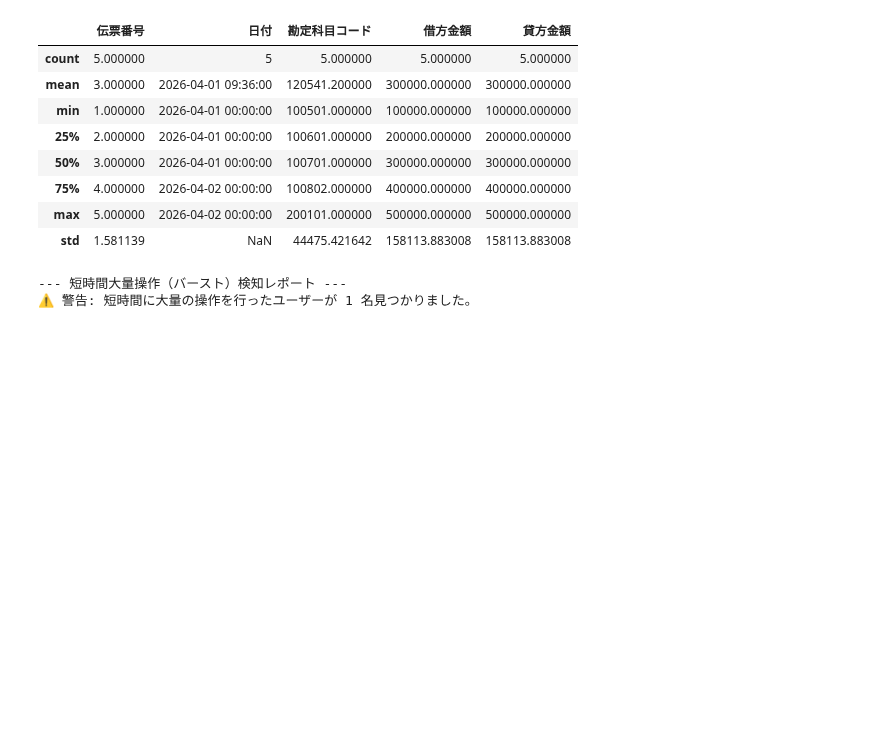
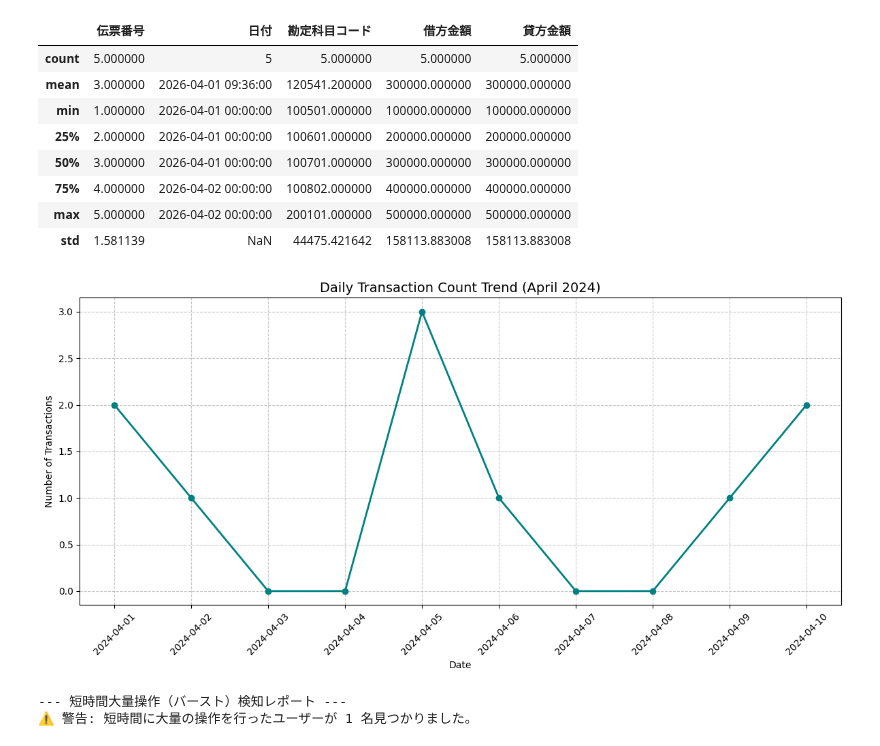
Before and after one commit to Koji-Accounting-Tech/D365-Finance-Data-Validator, a Jupyter notebook: D365_Data_Processing.ipynb, the cells around one changed output. Drawn from its saved outputs; the diff is of its cells as text; code cells hidden in the pictures; blank space fills up the shorter version.

```diff
--- a/D365_Data_Processing.ipynb
+++ b/D365_Data_Processing.ipynb
@@ -31,6 +31,45 @@ display(df.describe())
 | 75% | 4.000000 | 2026-04-02 00:00:00 | 100802.000000 | 400000.000000 | 400000.000000 |
 | max | 5.000000 | 2026-04-02 00:00:00 | 200101.000000 | 500000.000000 | 500000.000000 |
 | std | 1.581139 | NaN | 44475.421642 | 158113.883008 | 158113.883008 |
+# %%
+import pandas as pd
+import matplotlib.pyplot as plt
+
+# 1. サンプルログデータ（4月初旬の10日間を想定）
+trend_data = {
+    '作成日時': [
+        '2024-04-01 10:00:00', '2024-04-01 15:00:00',
+        '2024-04-02 11:00:00',
+        '2024-04-05 10:00:00', '2024-04-05 12:00:00', '2024-04-05 14:00:00', # 4/5に山
+        '2024-04-06 09:00:00',
+        '2024-04-09 13:00:00', '2024-04-10 10:00:00', '2024-04-10 16:00:00'
+    ],
+    '伝票番号': ['V1', 'V2', 'V3', 'V4', 'V5', 'V6', 'V7', 'V8', 'V9', 'V10']
+}
+df_trend = pd.DataFrame(trend_data)
+df_trend['作成日時'] = pd.to_datetime(df_trend['作成日時'])
+
+# 2. 日次での集計 (D = Daily)
+# set_index してから resample することで「日次」の件数を算出
+daily_counts = df_trend.set_index('作成日時').resample('D').count()
+
+# 3. 折れ線グラフの作成
+plt.figure(figsize=(12, 6))
+plt.plot(daily_counts.index, daily_counts['伝票番号'], marker='o', linestyle='-', color='teal', linewidth=2)
+
+# 4. タイトルとラベル（英語）
+plt.title('Daily Transaction Count Trend (April 2024)', fontsize=14)
+plt.xlabel('Date')
+plt.ylabel('Number of Transactions')
+plt.grid(True, linestyle='--', alpha=0.7) # グリッド線を追加して見やすく
+
+# 日付の表示形式を調整
+plt.xticks(daily_counts.index, [d.strftime('%Y-%m-%d') for d in daily_counts.index], rotation=45)
+
+plt.tight_layout()
+plt.show()
+# %% [output]
+[figure, added]
 # %%
 import pandas as pd
 
```
